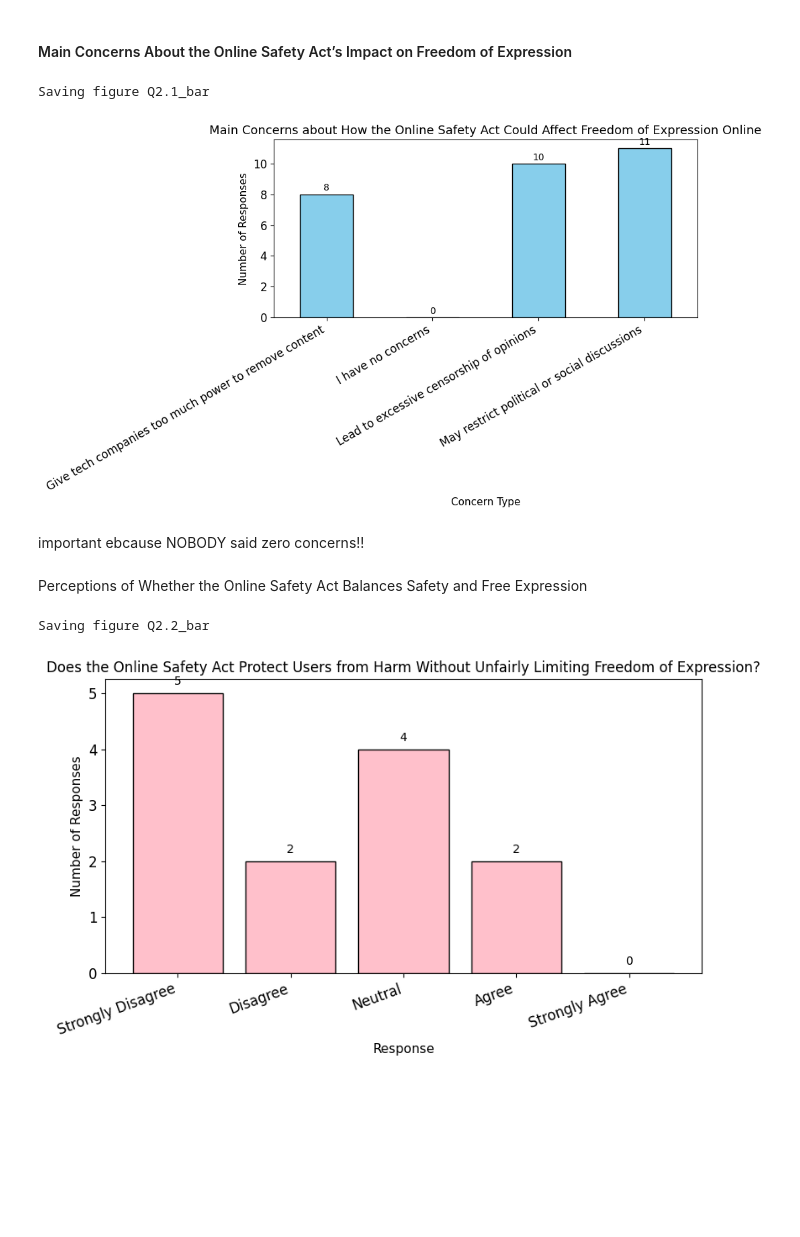
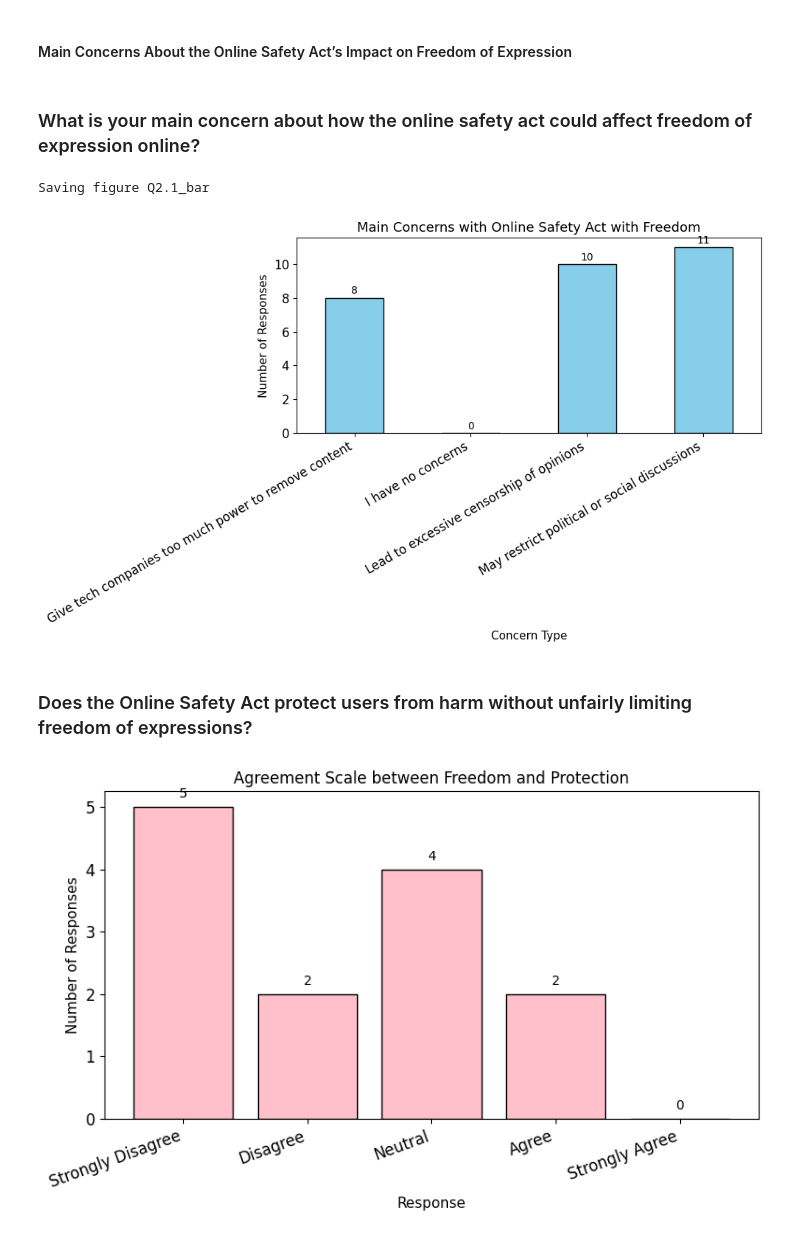
Before and after one commit to Cakes0nStove/Data-Visulisation, a Jupyter notebook: Q2.ipynb, the cells around one changed output. Cells and saved outputs as stored; diff of their text form; code cells hidden in the pictures; blank space fills up the shorter version.

Commit message:
updated graph formatting and changing title names

```diff
--- a/Q2.ipynb
+++ b/Q2.ipynb
@@ -26,55 +26,67 @@ def save_fig(fig_id, tight_layout=True, fig_extension="png", resolution=300):
     if tight_layout:
         plt.tight_layout()
     plt.savefig(path, format=fig_extension, dpi=resolution, bbox_inches="tight")
+# %% [markdown]
+<h3>What is your main concern about how the online safety act could affect freedom of expression online?</h3>
 # %%
 import pandas as pd
 import matplotlib.pyplot as plt
-
+import difflib
 
 df = pd.read_csv("data.csv")
 
-column_name = "Main Concerns About the Online Safety Act’s Impact on Freedom of Expression"
+target = "Main Concerns About the Online Safety Act’s Impact on Freedom of Expression"
 
+# Find the closest matching column in the CSV
+actual_column = difflib.get_close_matches(target, df.columns.tolist(), n=1)
+if not actual_column:
+    raise KeyError("Could not find a column")
+
+column_name = actual_column[0]
+
+# Load the column, replacing NaN with the text
 concerns = df[column_name].fillna("I have no concerns")
 
+# Split multiple selections and count values
 concerns_split = concerns.str.split(", ").explode().value_counts()
 
-if "I have no concerns" not in concerns_split.index:
-    concerns_split["I have no concerns"] = 0
+# Ensure the "I have no concerns" option always exists
+concerns_split = concerns_split.reindex(
+    concerns_split.index.tolist() + ["I have no concerns"],
+    fill_value=0
+)
 
-
+# Sort alphabetically
 concerns_split = concerns_split.sort_index()
 
-
+# Plot
 plt.figure(figsize=(10,6))
 bars = concerns_split.plot(kind='bar', color='skyblue', edgecolor='black')
 
-
-plt.title("Main Concerns about How the Online Safety Act Could Affect Freedom of Expression Online", fontsize=13)
+plt.title("Main Concerns with Online Safety Act with Freedom", fontsize=13)
 plt.xlabel("Concern Type", fontsize=11)
 plt.ylabel("Number of Responses", fontsize=11)
 plt.xticks(rotation=30, ha='right')
 
+# Add value labels
 for i, value in enumerate(concerns_split):
     plt.text(i, value + 0.1, str(value), ha='center', va='bottom', fontsize=10)
 
 save_fig("Q2.1_bar")
 plt.tight_layout()
 plt.show()
 # %% [output]
 Saving figure Q2.1_bar
-[figure, old version]
+[figure, new version]
-# %% [markdown]
-important ebcause NOBODY said zero concerns!!
 # %% [markdown]
- Perceptions of Whether the Online Safety Act Balances Safety and Free Expression
+<h3>Does the Online Safety Act protect users from harm without unfairly limiting freedom of expressions?</h3>
 # %%
 import pandas as pd
 import matplotlib.pyplot as plt
 
 df = pd.read_csv("data.csv")
 
-column = "Perceptions of Whether the Online Safety Act Balances Safety and Free Expression"
+column = "Does the Online Safety Act protect users from harm without unfairly limiting freedom of expressions?"
 
 responses = df[column].value_counts().sort_index()
 
@@ -95,7 +107,7 @@ labels = {
 plt.figure(figsize=(8,5))
 bars = plt.bar(responses.index, responses.values, color="pink", edgecolor="black")
 
-plt.title("Perceptions of Whether the Online Safety Act Balances Safety and Free Expression", fontsize=12)
+plt.title("Agreement Scale between Freedom and Protection", fontsize=12)
 plt.xlabel("Response", fontsize=11)
 plt.ylabel("Number of Responses", fontsize=11)
 plt.xticks(list(labels.keys()), list(labels.values()), rotation=20, ha="right")
@@ -104,10 +116,8 @@ for bar in bars:
     plt.text(bar.get_x() + bar.get_width()/2, bar.get_height() + 0.1,
              int(bar.get_height()), ha='center', va='bottom', fontsize=10)
 
-save_fig("Q2.2_bar")
 plt.tight_layout()
 plt.show()
 # %% [output]
-Saving figure Q2.2_bar
-[figure, old version]
+[figure, new version]
 # %% [markdown]
```
Also changed, not shown: parts of 9 cells of this notebook, 4 other files.
